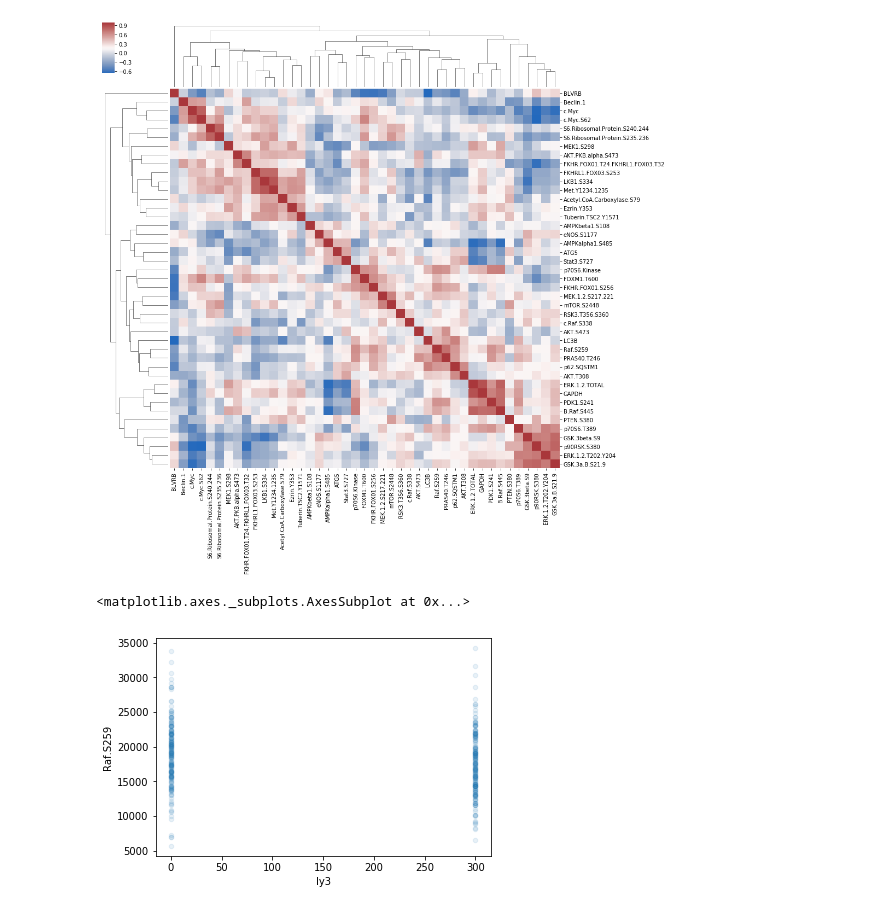
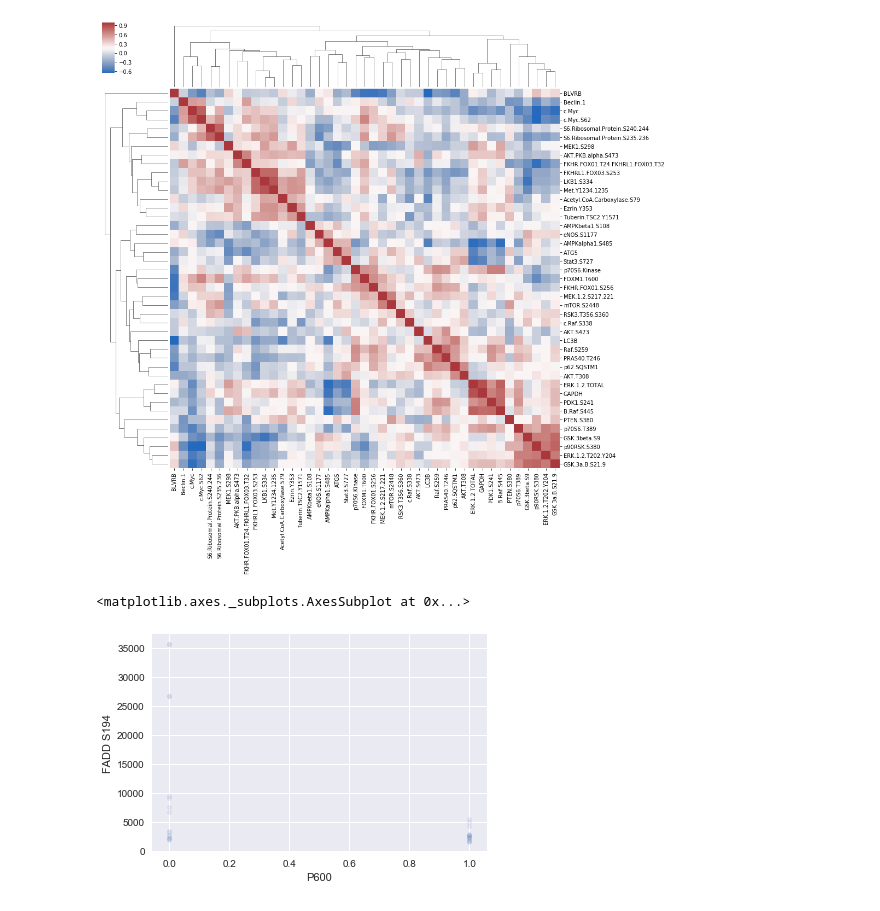
Before and after one commit to SamuelDGeorge/RPPA_Analysis, a Jupyter notebook: RPPA_Figures_Craig.ipynb, the cells around one changed output. Drawn from its saved outputs; the diff is of its cells as text; code cells hidden in the pictures.

Commit message:
Craig Middle

```diff
--- a/RPPA_Figures_Craig.ipynb
+++ b/RPPA_Figures_Craig.ipynb
@@ -102,0 +46,4 @@ raw_data_KRAS
+# %%
+raw_data = import_data("craig_rppa.csv", "C:/Users/sdgeo/Dropbox/Palbo RPPA/raw_data").drop('Rep', axis=1).drop('SAMPLE ID', axis=1)
+raw_data_subsets = import_data("protein_list.csv", "C:/Users/sdgeo/Dropbox/Palbo RPPA/raw_data")
+raw_data
@@ -102,0 +69,12 @@ raw_data_KRAS
+# %%
+
+#For doing DMSO vs P600
+raw_data_P600 = raw_data.loc[raw_data["Drug"] != 'P600Wash'].reset_index().drop("index", axis=1)
+
+#For doing P600 vs P600W
+raw_data_P600W = raw_data.loc[raw_data["Drug"] != 'DMSO'].reset_index().drop("index", axis=1)
+raw_data_P600W = raw_data_P600W.loc[raw_data_P600W["Day"] == 14].reset_index().drop("index", axis=1)
+
+#For doing DMSO vs P600W
+raw_data_DMSO_P600W = raw_data.loc[raw_data["Drug"] != 'P600'].reset_index().drop("index", axis=1)
+raw_data_P600
@@ -104,7 +101,6 @@ raw_data_KRAS
 # Transform Data to proper scale
 
 #Isolate attributes based on numbers or objects
-cleaned_data = pipeline_transform(raw_data_KVM_ONLY)
-cleaned_data = cleaned_data.reindex(sorted(cleaned_data.columns), axis=1)
+cleaned_data = pipeline_transform(raw_data_P600W).drop("Day", axis=1)
 cleaned_data
 # %% [output]
@@ -145,7 +141,3 @@ memory usage: 300.1 KB
-# %%
-cleaned_data = cleaned_data.loc[cleaned_data['ly3'] > 1,:]
-cleaned_data = cleaned_data.drop('ly3', axis=1)
-cleaned_data = pd.DataFrame(cleaned_data)
 # %%
 cleaned_data.describe()
 # %% [output]
@@ -332,10 +324,10 @@ corr_matrix_spear.keys()
 # %%
 corr_matrix_spear["c-Myc "].sort_values(ascending=False)
 # %%
-cleaned_data.plot(kind="scatter", x="", y="Raf.S259", alpha=0.1)
+cleaned_data.plot(kind="scatter", x="P600", y="FADD S194", alpha=0.1)
 # %% [output]
 <matplotlib.axes._subplots.AxesSubplot at 0x...>
-[figure, old version]
+[figure, new version]
 # %%
 cleaned_data.plot(kind="scatter", x="c-Myc ", y="BAD S136 ", alpha=0.1)
 # %%
```
Also changed, not shown: parts of 8 cells of this notebook.
